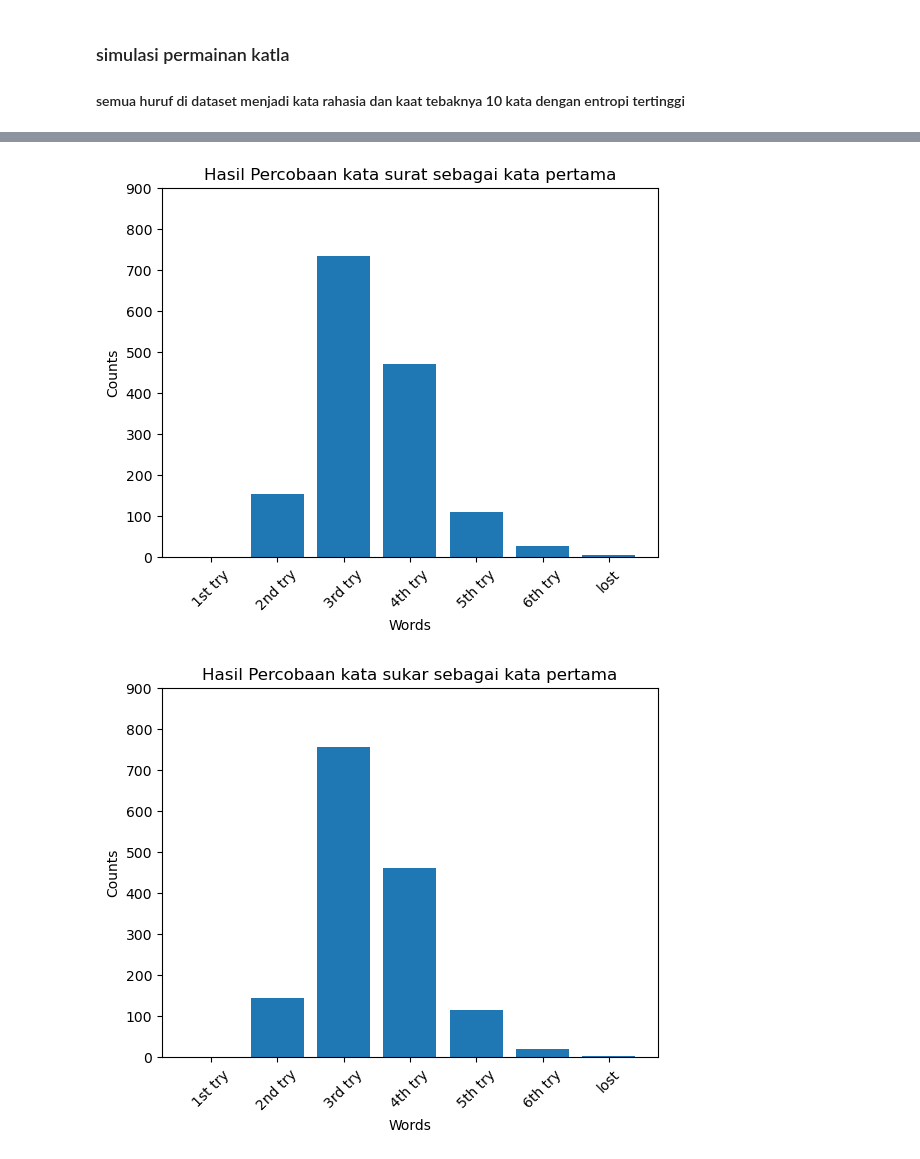
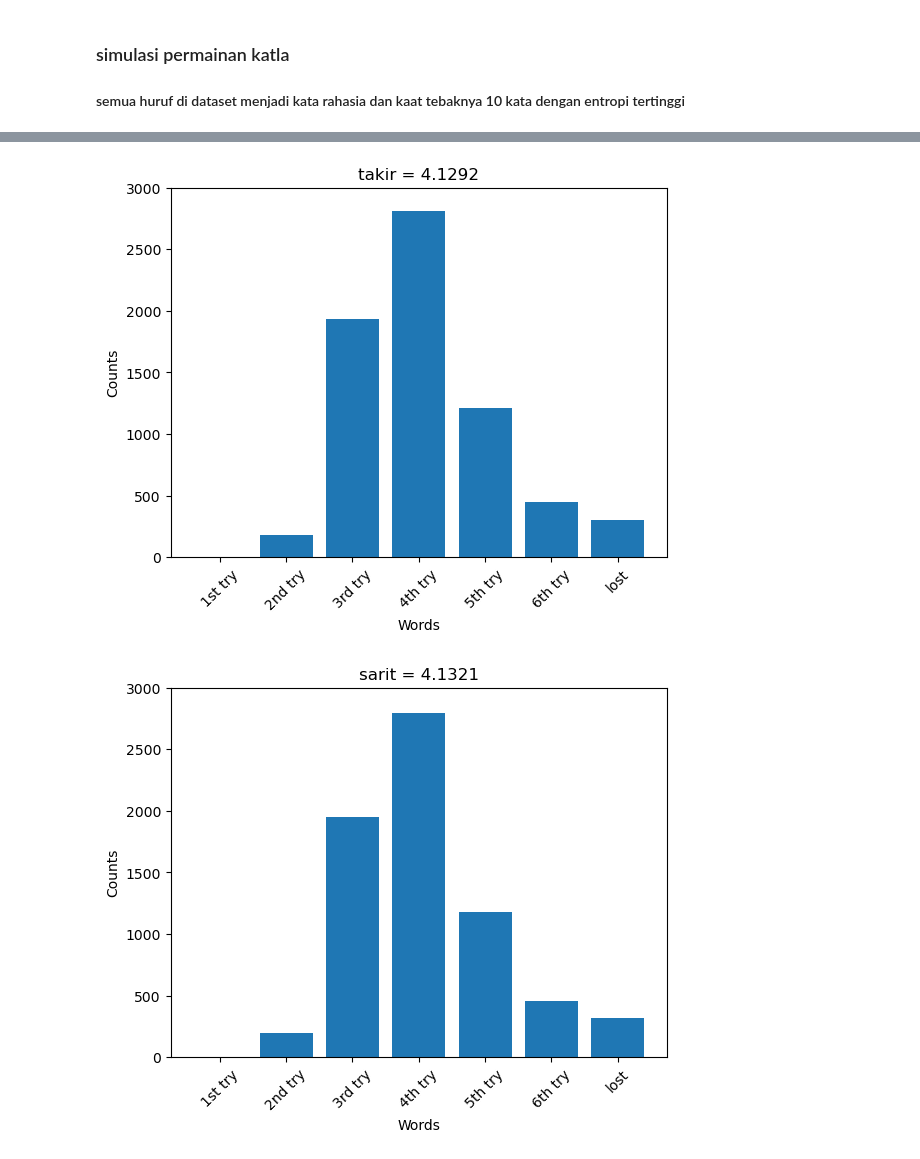
Before and after one commit to AbielB/Katla_AI, a Jupyter notebook: ipynb/AI_katla.ipynb, the cells around one changed output, grey strips where cells are left out. Saved outputs shown, nothing was run; the diff lists cells and outputs as text; code cells hidden in the pictures.

```diff
--- a/ipynb/AI_katla.ipynb
+++ b/ipynb/AI_katla.ipynb
@@ -654,48 +764,51 @@ plt.show()
 # %%
-# surat: 3.423717521652232
-# lost: 5
-# win rate: 0.9966055668703326
-# 1st try: 1
-# 2nd try: 154
-# 3rd try: 734
-# 4th try: 470
-# 5th try: 110
-# 6th try: 27
+# takir  =  4.129280325014509
+# lost =  304
+# win rate =  0.9558908879860708
+# 1st try =  1
+# 2nd try =  182
+# 3rd try =  1935
+# 4th try =  2814
+# 5th try =  1209
+# 6th try =  447
+# jumlah kata =  6892
+
 
 words = ['1st try', '2nd try', '3rd try', '4th try', '5th try', '6th try','lost']
-counts = [1, 154, 734, 470, 110, 27,5]
+counts = [1, 182, 1935, 2814, 1209, 447, 304]
 
-# Plotting
 plt.bar(words, counts)
 plt.xlabel('Words')
 plt.ylabel('Counts')
-plt.title('Hasil Percobaan kata surat sebagai kata pertama')
-plt.ylim(0, 900)
+plt.title('takir = 4.1292')
+plt.ylim(0, 3000)
 plt.xticks(rotation=45)
 plt.show()
 # %% [output]
-[figure, old version]
+[figure, new version]
 # %%
-# sukar: 3.4157228514323785
-# lost: 4
-# win rate: 0.9972844534962662
-# 1st try: 1
-# 2nd try: 144
-# 3rd try: 755
-# 4th try: 461
-# 5th try: 115
-# 6th try: 21
+# sarit  =  4.132182240278584
+# lost =  318
+# win rate =  0.9538595473012188
+# 1st try =  1
+# 2nd try =  194
+# 3rd try =  1947
+# 4th try =  2795
+# 5th try =  1181
+# 6th try =  456
+# jumlah kata =  6892
+
 
 words = ['1st try', '2nd try', '3rd try', '4th try', '5th try', '6th try','lost']
-counts = [1, 144, 755, 461, 115, 21,4]
+counts = [1, 194, 1947, 2795, 1181, 456, 318]
 
 plt.bar(words, counts)
 plt.xlabel('Words')
 plt.ylabel('Counts')
-plt.title('Hasil Percobaan kata sukar sebagai kata pertama')
-plt.ylim(0, 900)
+plt.title('sarit = 4.1321')
+plt.ylim(0, 3000)
 plt.xticks(rotation=45)
 plt.show()
 # %% [output]
-[figure, old version]
+[figure, new version]
 # %%
```
Also changed, not shown: parts of 19 cells of this notebook, 29 other files.
